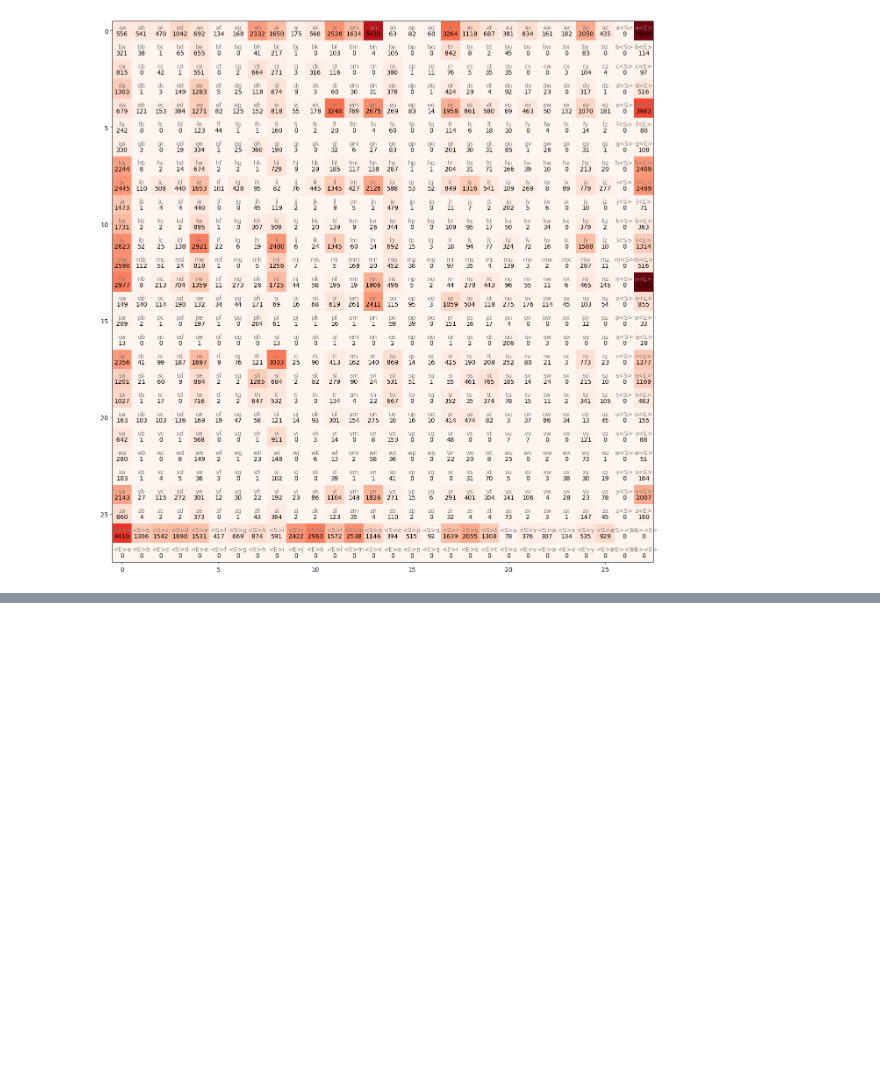
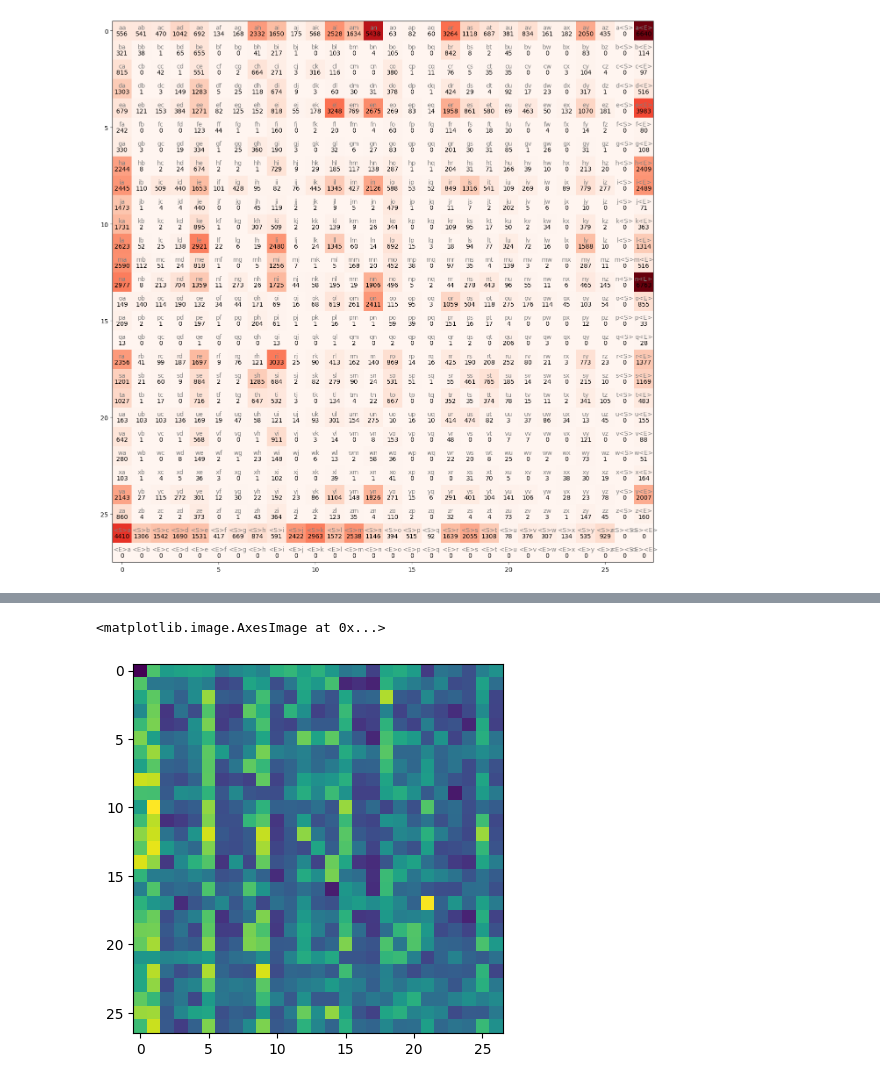
Before and after one commit to aughey/karpathy_walkthrough, a Jupyter notebook: video2/bigram.ipynb, the cells around one changed output, grey strips where cells are left out. Drawn from its saved outputs; the diff is of its cells as text; code cells hidden in the pictures; blank space fills up the shorter version.

```diff
--- a/video2/bigram.ipynb
+++ b/video2/bigram.ipynb
@@ -83,0 +268,3 @@ for i in range(N.shape[0]):
+# %%
+g = torch.Generator().manual_seed(2147483647)
+W = torch.randn((27,27), generator=g, requires_grad=True)
@@ -83,0 +290,21 @@ for i in range(N.shape[0]):
+# %%
+# The entire thing
+g = torch.Generator().manual_seed(2147483647)
+W = torch.randn((27,27), generator=g, requires_grad=True)
+
+# Training set of bigrams (x,y)
+xs,ys = [],[]
+
+for w in words:
+    chs = ['.'] + list(w) + ['.']
+    for ch1,ch2 in zip(chs,chs[1:]):
+        ix1 = stoi[ch1]
+        ix2 = stoi[ch2]
+        xs.append(ix1)
+        ys.append(ix2)
+
+xs = torch.tensor(xs)
+ys = torch.tensor(ys)
+
+xs,ys
+print(f"number of examples: {len(xs)}")
@@ -83,0 +313,18 @@ for i in range(N.shape[0]):
+# %%
+# Gradient decent
+for k in range(100):
+    # Forward
+    xenc = F.one_hot(xs, num_classes=27).float()
+    logits = xenc @ W
+    counts = logits.exp()
+    probs = counts / counts.sum(1, keepdim=True)
+    # probs[0,ys[0], probs[1,ys[1]], probs[2,ys[2]]....
+    loss = -probs[torch.arange(len(ys)), ys].log().mean() + 0.01*(W**2).mean()
+    print(loss.item())
+
+    # Backward
+    W.grad=None
+    loss.backward()
+
+    # Update
+    W.data += -50 * W.grad
@@ -83,0 +349,5 @@ for i in range(N.shape[0]):
+# %%
+plt.imshow(W.detach().numpy())
+# %% [output]
+<matplotlib.image.AxesImage at 0x...>
+[figure, added]
```
Also changed, not shown: parts of 23 cells of this notebook, 1 other file.
